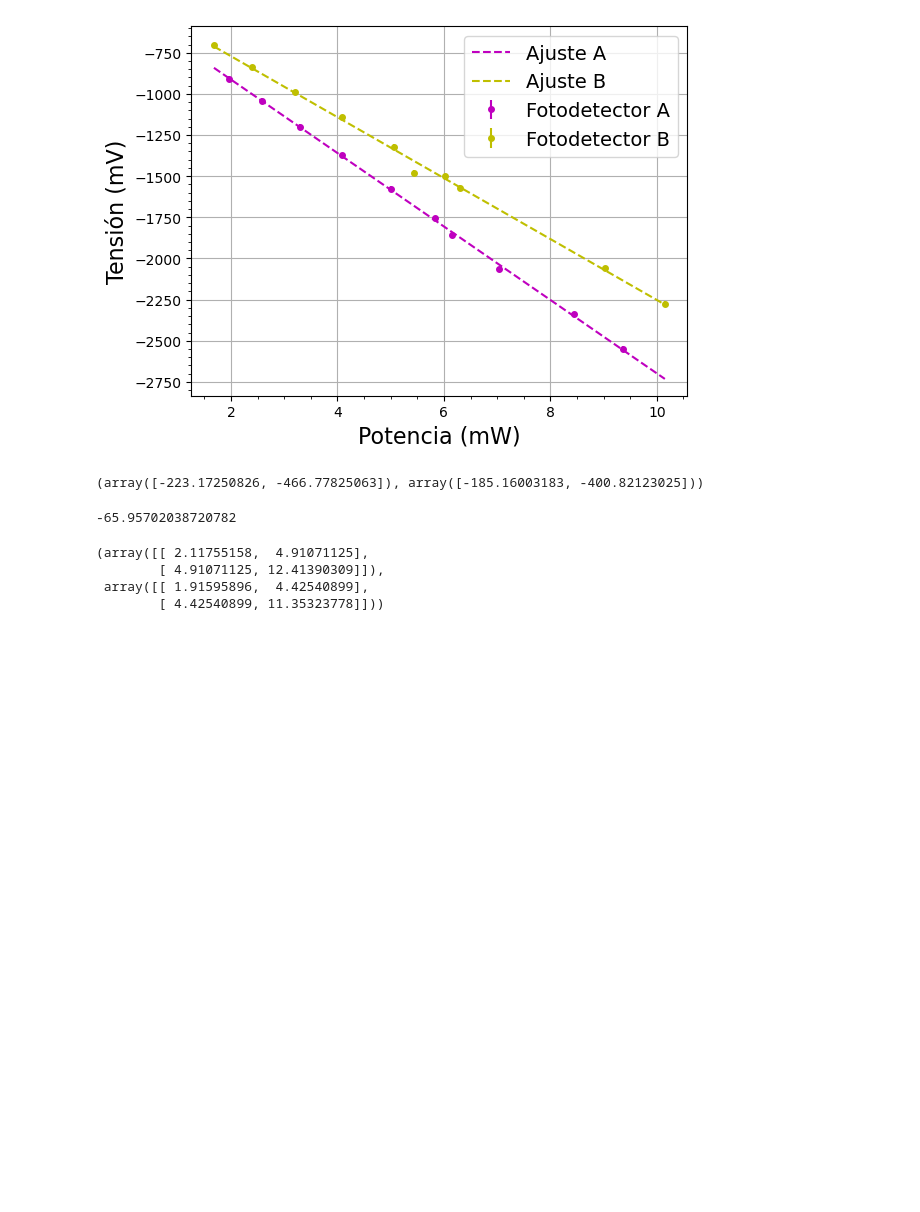
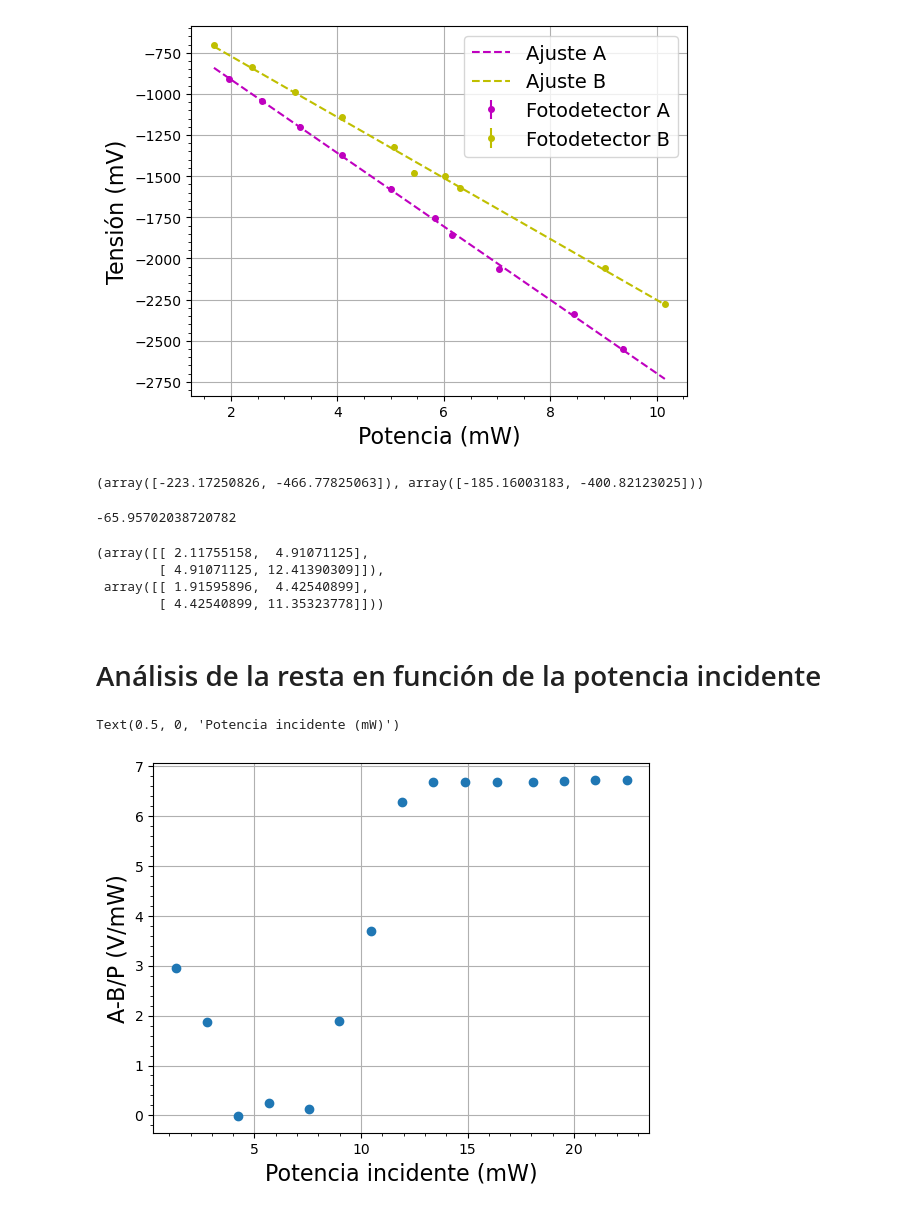
Before and after one commit to DelManuel/Magnetometro-optico, a Jupyter notebook: códigos/analisis_fotodetectores.ipynb, the cells around one changed output. Drawn from its saved outputs; the diff is of its cells as text; code cells hidden in the pictures; blank space fills up the shorter version.

```diff
--- a/códigos/analisis_fotodetectores.ipynb
+++ b/códigos/analisis_fotodetectores.ipynb
@@ -287,3 +287,29 @@ np.sqrt(np.abs(pcov_A)),np.sqrt(np.abs(pcov_B))
         [ 4.91071125, 12.41390309]]),
  array([[ 1.91595896,  4.42540899],
         [ 4.42540899, 11.35323778]]))
+# %% [markdown]
+# Análisis de la resta en función de la potencia incidente
+# %%
+# datos de la lineal P-I
+a = -0.15707846274521509
+b = -18.338496871809042
+
+def P(I):
+    return a*I + b
+
+file_name = f'../mediciones/D.D/Fotodetectores/Resta barrido continua.pickle'
+
+# offs_values, V_fotodiodo_A, corr_values_A, corr_est_err = cargar_datos(file_name, pow_measure = False)
+# %%
+dic = pickle.load(open(file_name, "rb"))
+# %%
+corr = np.array([np.mean(dic[key]["V_1"]) for key in dic.keys()])
+resta = np.array([np.mean(dic[key]["V_2"]) for key in dic.keys()])
+potencia = P(corr*1000)
+# %%
+plt.plot(potencia,resta, 'o')
+plt.ylabel('A-B/P (V/mW)')
+plt.xlabel('Potencia incidente (mW)')
+# %% [output]
+Text(0.5, 0, 'Potencia incidente (mW)')
+[figure, added]
```
Also changed, not shown: 9 other files.
